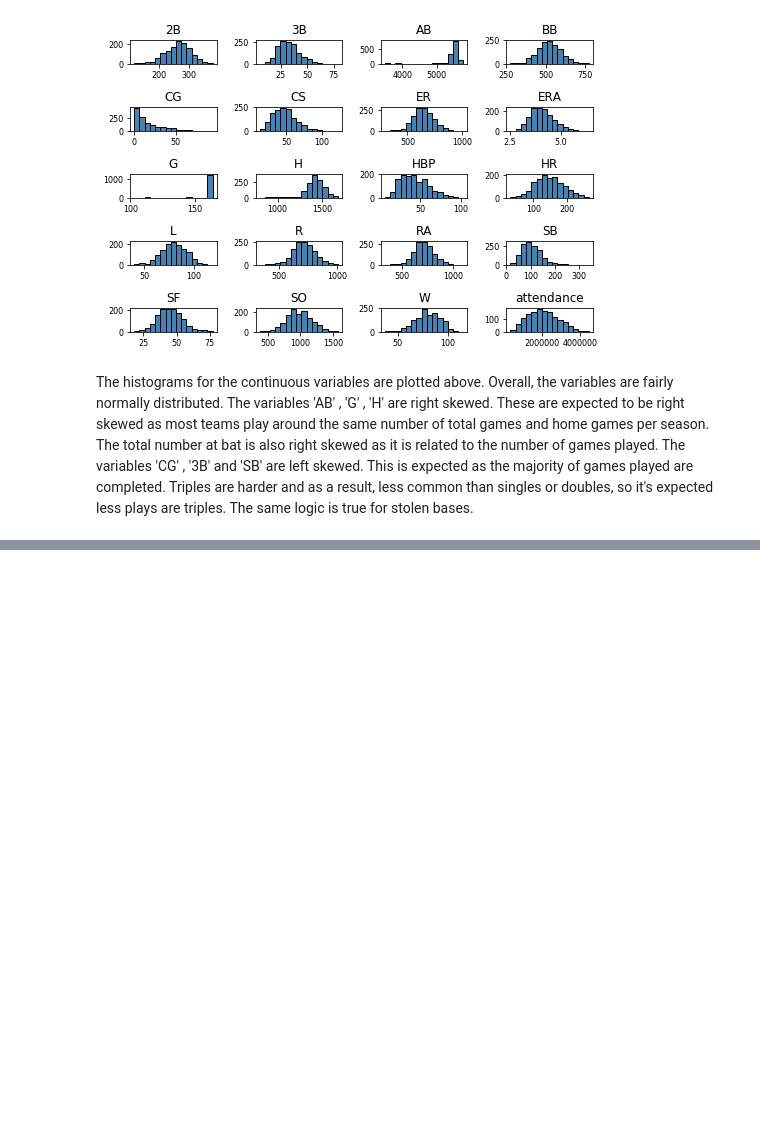
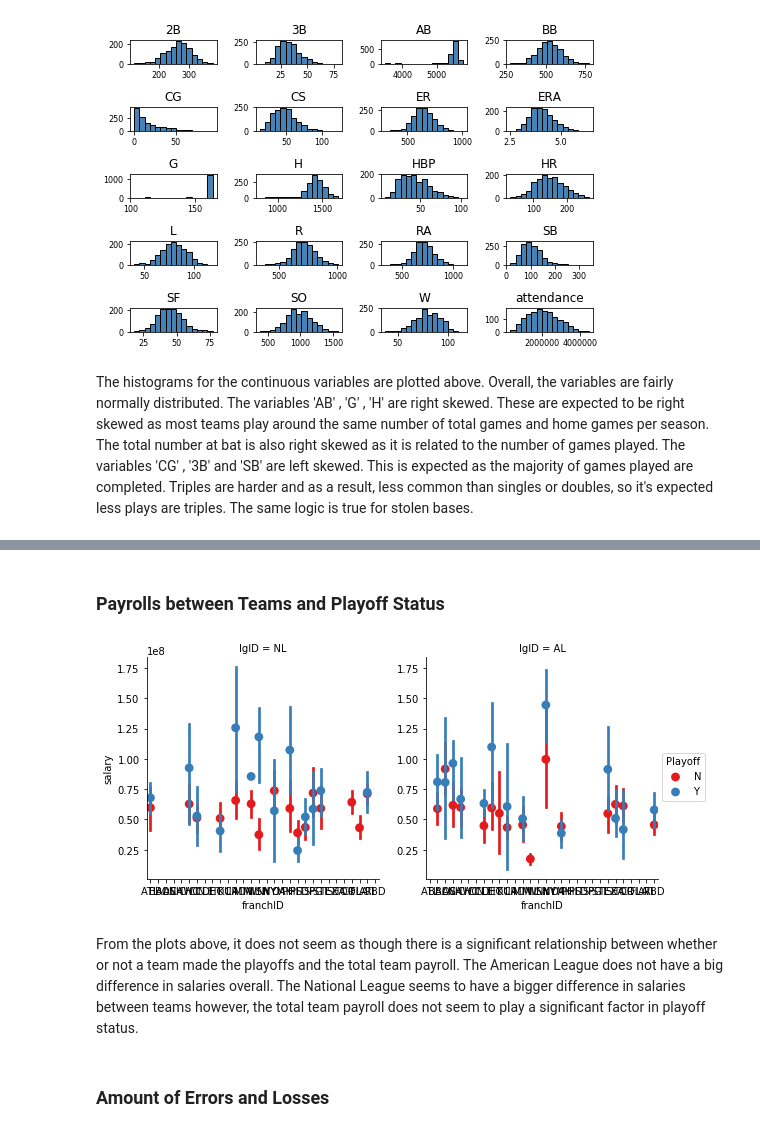
Before and after one commit to georgesturrock/7331_Lab1, a Jupyter notebook: Team2_Lab1.ipynb, the cells around one changed output, grey strips where cells are left out. Cells and saved outputs as stored; diff of their text form; code cells hidden in the pictures; blank space fills up the shorter version.

```diff
--- a/Team2_Lab1.ipynb
+++ b/Team2_Lab1.ipynb
@@ -386,0 +399,11 @@ same number of total games and home games per season. The total number at bat is
+# %% [markdown]
+### Payrolls between Teams and Playoff Status
+# %%
+sns.factorplot(x="franchID", y="salary", hue="Playoff", col="lgID", data=teams2Plus, join= False , palette="Set1");
+plt.show()
+# %% [output]
+[figure, added]
+# %% [markdown]
+From the plots above, it does not seem as though there is a significant relationship between whether or not a team made the playoffs and the total team payroll. The American League does not have a big difference in salaries overall. The National League seems to have a bigger difference in salaries between teams however, the total team payroll does not seem to play a significant factor in playoff status.
+# %% [markdown]
+### Amount of Errors and Losses
```
Also changed, not shown: parts of 4 cells of this notebook.
